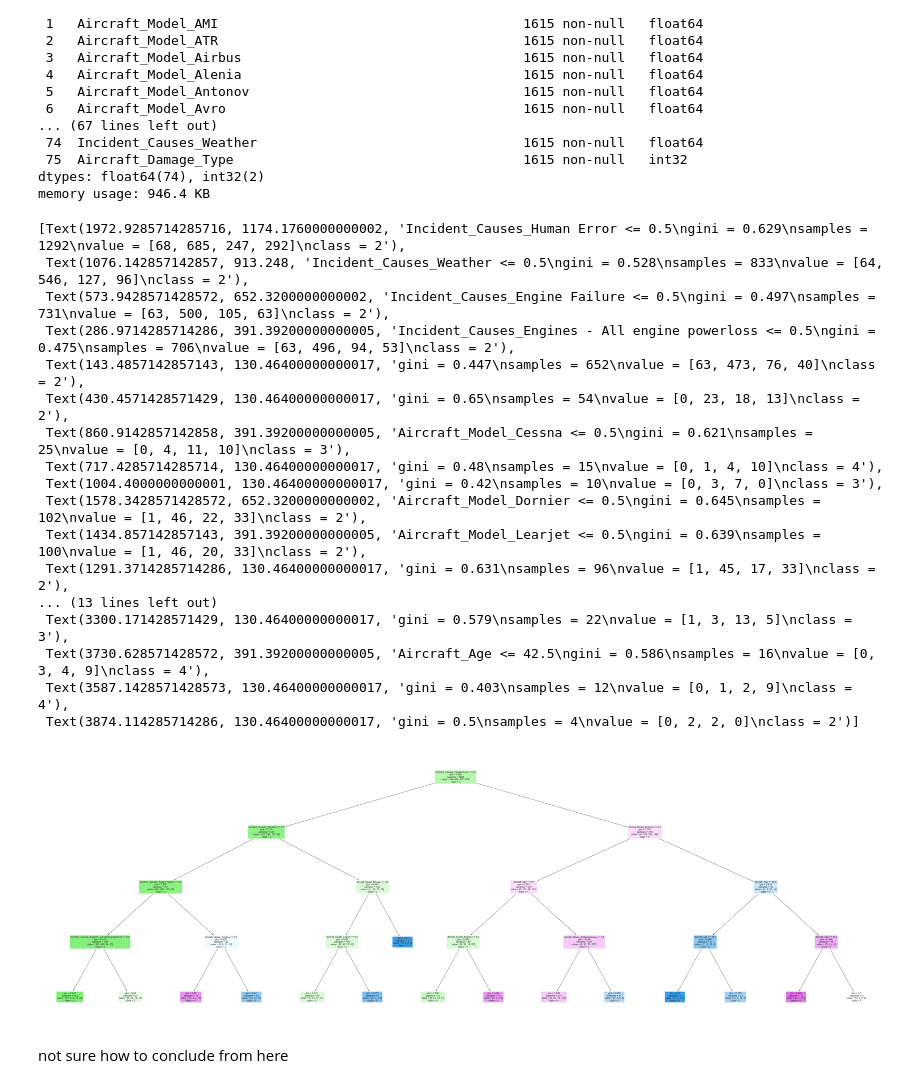
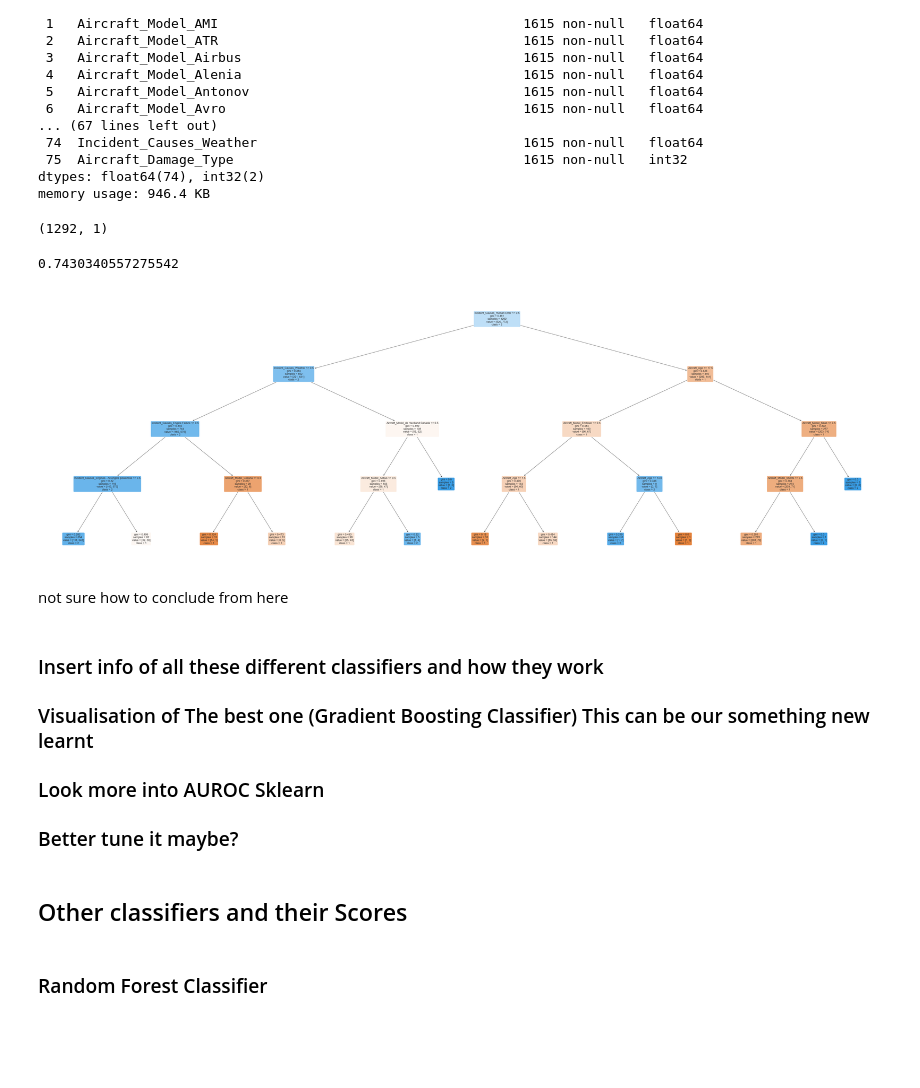
Before and after one commit to periadhityan/SC1015-Project, a Jupyter notebook: SC1015_Mini_Project.ipynb, the cells around one changed output. Saved outputs shown, nothing was run; the diff lists cells and outputs as text; code cells hidden in the pictures; blank space fills up the shorter version.

Commit message:
Changes to dmg type for classification

```diff
--- a/SC1015_Mini_Project.ipynb
+++ b/SC1015_Mini_Project.ipynb
@@ -287,9 +287,9 @@ Minor                     87
 Name: Aircraft_Damage_Type, dtype: int64
 # %%
 Aircraft.loc[Aircraft['Aircraft_Damage_Type'].str.contains("Minor"), 'Aircraft_Damage_Type'] = '1'
-Aircraft.loc[Aircraft['Aircraft_Damage_Type'].str.contains("Substantial"), 'Aircraft_Damage_Type'] = '2'
-Aircraft.loc[Aircraft['Aircraft_Damage_Type'].str.contains("Damaged beyond repair"), 'Aircraft_Damage_Type'] = '3'
-Aircraft.loc[Aircraft['Aircraft_Damage_Type'].str.contains("Destroyed"), 'Aircraft_Damage_Type'] = '4'
+Aircraft.loc[Aircraft['Aircraft_Damage_Type'].str.contains("Substantial"), 'Aircraft_Damage_Type'] = '1'
+Aircraft.loc[Aircraft['Aircraft_Damage_Type'].str.contains("Damaged beyond repair"), 'Aircraft_Damage_Type'] = '0'
+Aircraft.loc[Aircraft['Aircraft_Damage_Type'].str.contains("Destroyed"), 'Aircraft_Damage_Type'] = '0'
 #convert to int
 Aircraft['Aircraft_Damage_Type'] = Aircraft['Aircraft_Damage_Type'].astype(int)
 print(Aircraft.Aircraft_Damage_Type.value_counts())
@@ -602,47 +596,48 @@ Data columns (total 76 columns):
  75  Aircraft_Damage_Type                                     1615 non-null   int32
 dtypes: float64(74), int32(2)
 memory usage: 946.4 KB
+# %%
+# Import essential models and functions from sklearn
+from sklearn.tree import DecisionTreeClassifier
+from sklearn.model_selection import train_test_split
+from sklearn.metrics import confusion_matrix
+from sklearn.tree import plot_tree
+
+# Extract Response and Predictors
+y = pd.DataFrame(Aircraft_ohe['Aircraft_Damage_Type'])
+X = pd.DataFrame(Aircraft_ohe.drop('Aircraft_Damage_Type', axis = 1))
+
+# Split the Dataset into Train and Test
+X_train, X_test, y_train, y_test = train_test_split(X, y, test_size = 0.2)
+
+y_train.shape
+# %% [output]
+(1292, 1)
 # %%
-# Import essential models and functions from sklearn
-from sklearn.tree import DecisionTreeClassifier
-from sklearn.model_selection import train_test_split
-from sklearn.metrics import confusion_matrix
-from sklearn.tree import plot_tree
 
-# Extract Response and Predictors
-y = pd.DataFrame(Aircraft_ohe['Aircraft_Damage_Type'])
-X = pd.DataFrame(Aircraft_ohe.drop('Aircraft_Damage_Type', axis = 1))
-
-# Split the Dataset into Train and Test
-X_train, X_test, y_train, y_test = train_test_split(X, y, test_size = 0.2)
 
 # Decision Tree using Train Data
 dectree = DecisionTreeClassifier(max_depth = 4)
 dectree.fit(X_train, y_train)                    # train the decision tree model
 
 # Plot the trained Decision Tree
 f = plt.figure(figsize=(72,24))
 plot_tree(dectree, filled=True, rounded=True,
           feature_names=X_train.columns,
           class_names=["1","2","3","4"])
+
+dectree.score(X_test, y_test)
 # %% [output]
-[Text(1972.9285714285716, 1174.1760000000002, 'Incident_Causes_Human Error <= 0.5\ngini = 0.629\nsamples = 1292\nvalue = [68, 685, 247, 292]\nclass = 2'),
- Text(1076.142857142857, 913.248, 'Incident_Causes_Weather <= 0.5\ngini = 0.528\nsamples = 833\nvalue = [64, 546, 127, 96]\nclass = 2'),
- Text(573.9428571428572, 652.3200000000002, 'Incident_Causes_Engine Failure <= 0.5\ngini = 0.497\nsamples = 731\nvalue = [63, 500, 105, 63]\nclass = 2'),
- Text(286.9714285714286, 391.39200000000005, 'Incident_Causes_Engines - All engine powerloss <= 0.5\ngini = 0.475\nsamples = 706\nvalue = [63, 496, 94, 53]\nclass = 2'),
- Text(143.4857142857143, 130.46400000000017, 'gini = 0.447\nsamples = 652\nvalue = [63, 473, 76, 40]\nclass = 2'),
- Text(430.4571428571429, 130.46400000000017, 'gini = 0.65\nsamples = 54\nvalue = [0, 23, 18, 13]\nclass = 2'),
- Text(860.9142857142858, 391.39200000000005, 'Aircraft_Model_Cessna <= 0.5\ngini = 0.621\nsamples = 25\nvalue = [0, 4, 11, 10]\nclass = 3'),
- Text(717.4285714285714, 130.46400000000017, 'gini = 0.48\nsamples = 15\nvalue = [0, 1, 4, 10]\nclass = 4'),
- Text(1004.4000000000001, 130.46400000000017, 'gini = 0.42\nsamples = 10\nvalue = [0, 3, 7, 0]\nclass = 3'),
- Text(1578.3428571428572, 652.3200000000002, 'Aircraft_Model_Dornier <= 0.5\ngini = 0.645\nsamples = 102\nvalue = [1, 46, 22, 33]\nclass = 2'),
- Text(1434.857142857143, 391.39200000000005, 'Aircraft_Model_Learjet <= 0.5\ngini = 0.639\nsamples = 100\nvalue = [1, 46, 20, 33]\nclass = 2'),
- Text(1291.3714285714286, 130.46400000000017, 'gini = 0.631\nsamples = 96\nvalue = [1, 45, 17, 33]\nclass = 2'),
-... (13 lines left out)
- Text(3300.171428571429, 130.46400000000017, 'gini = 0.579\nsamples = 22\nvalue = [1, 3, 13, 5]\nclass = 3'),
- Text(3730.628571428572, 391.39200000000005, 'Aircraft_Age <= 42.5\ngini = 0.586\nsamples = 16\nvalue = [0, 3, 4, 9]\nclass = 4'),
- Text(3587.1428571428573, 130.46400000000017, 'gini = 0.403\nsamples = 12\nvalue = [0, 1, 2, 9]\nclass = 4'),
- Text(3874.114285714286, 130.46400000000017, 'gini = 0.5\nsamples = 4\nvalue = [0, 2, 2, 0]\nclass = 2')]
+0.7430340557275542
-[figure, old version]
+[figure, new version]
-# %% [markdown]
-not sure how to conclude from here
+# %% [markdown]
+not sure how to conclude from here
+# %% [markdown]
+### Insert info of all these different classifiers and how they work
+### Visualisation of The best one (Gradient Boosting Classifier) This can be our something new learnt
+### Look more into AUROC Sklearn
+### Better tune it maybe?
+# %% [markdown]
+## Other classifiers and their Scores
+# %% [markdown]
+### Random Forest Classifier
```
Also changed, not shown: parts of 65 cells of this notebook.
